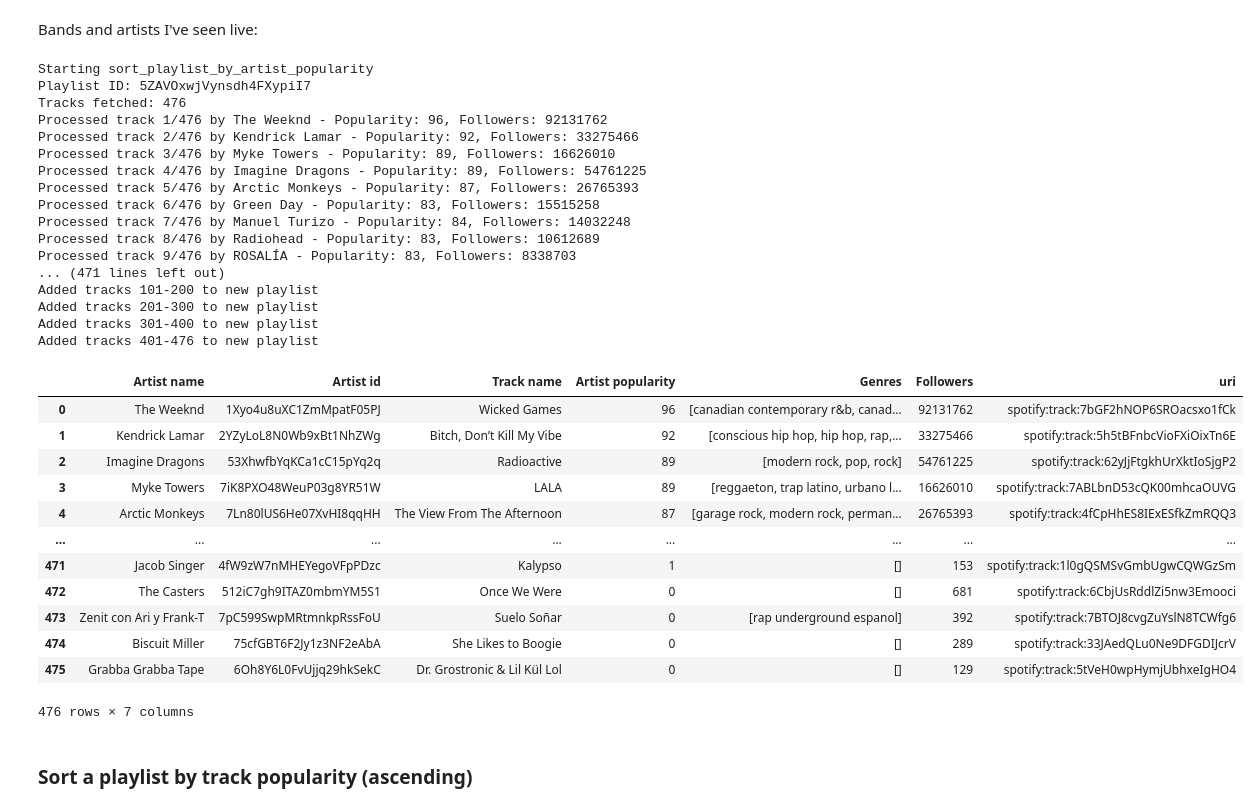
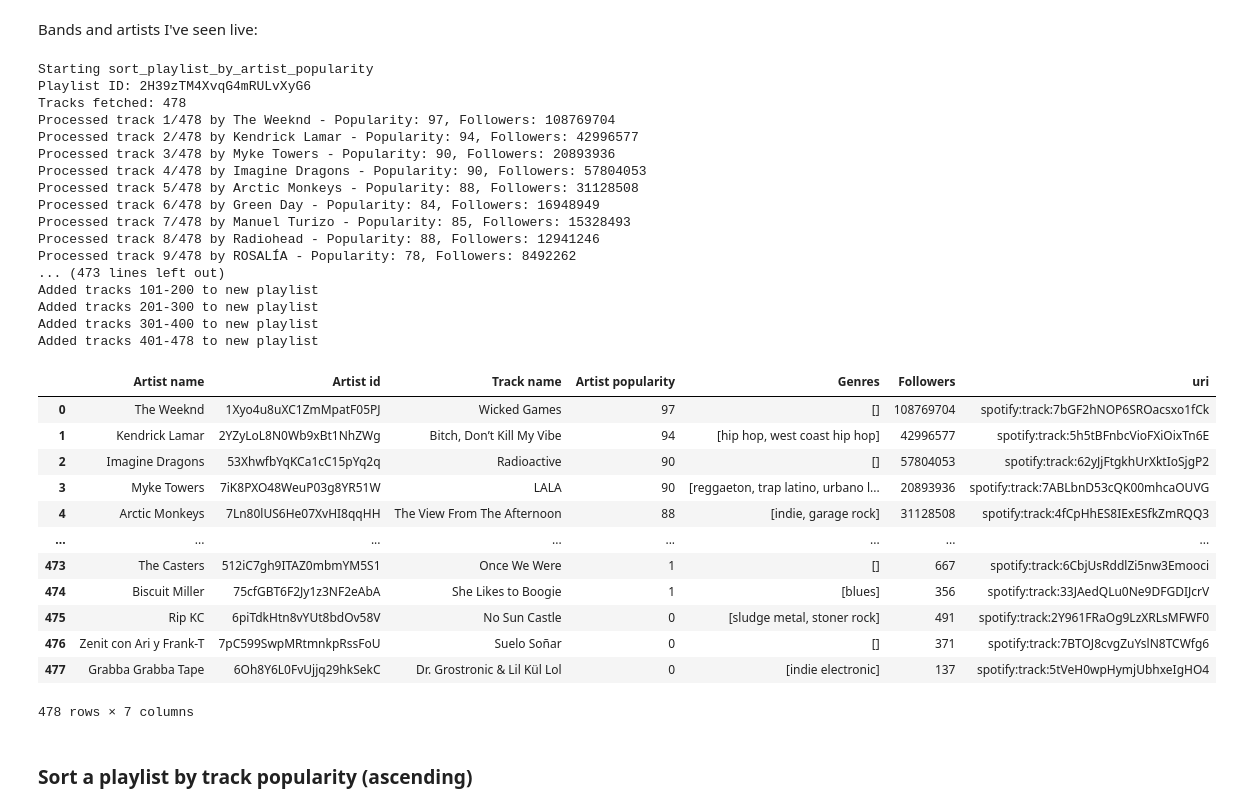
Before and after one commit to reddgr/spotipy-use-cases, a Jupyter notebook: playlist_sorting_functions.ipynb, the cells around one changed output. Saved outputs shown, nothing was run; the diff lists cells and outputs as text; code cells hidden in the pictures.

```diff
--- a/playlist_sorting_functions.ipynb
+++ b/playlist_sorting_functions.ipynb
@@ -286,39 +286,39 @@ Added tracks 1-43 to new playlist
 # %% [markdown]
 Bands and artists I've seen live:
 # %%
-seen_live = sort_playlist_by_artist_popularity(sp, "https://open.spotify.com/playlist/5ZAVOxwjVynsdh4FXypiI7")
+seen_live = sort_playlist_by_artist_popularity(sp, "https://open.spotify.com/playlist/2H39zTM4XvqG4mRULvXyG6")
 display(seen_live)
 # %% [output]
 Starting sort_playlist_by_artist_popularity
-Playlist ID: 5ZAVOxwjVynsdh4FXypiI7
-Tracks fetched: 476
-Processed track 1/476 by The Weeknd - Popularity: 96, Followers: 92131762
-Processed track 2/476 by Kendrick Lamar - Popularity: 92, Followers: 33275466
-Processed track 3/476 by Myke Towers - Popularity: 89, Followers: 16626010
-Processed track 4/476 by Imagine Dragons - Popularity: 89, Followers: 54761225
-Processed track 5/476 by Arctic Monkeys - Popularity: 87, Followers: 26765393
-Processed track 6/476 by Green Day - Popularity: 83, Followers: 15515258
-Processed track 7/476 by Manuel Turizo - Popularity: 84, Followers: 14032248
-Processed track 8/476 by Radiohead - Popularity: 83, Followers: 10612689
-Processed track 9/476 by ROSALÍA - Popularity: 83, Followers: 8338703
-... (471 lines left out)
+Playlist ID: 2H39zTM4XvqG4mRULvXyG6
+Tracks fetched: 478
+Processed track 1/478 by The Weeknd - Popularity: 97, Followers: 108769704
+Processed track 2/478 by Kendrick Lamar - Popularity: 94, Followers: 42996577
+Processed track 3/478 by Myke Towers - Popularity: 90, Followers: 20893936
+Processed track 4/478 by Imagine Dragons - Popularity: 90, Followers: 57804053
+Processed track 5/478 by Arctic Monkeys - Popularity: 88, Followers: 31128508
+Processed track 6/478 by Green Day - Popularity: 84, Followers: 16948949
+Processed track 7/478 by Manuel Turizo - Popularity: 85, Followers: 15328493
+Processed track 8/478 by Radiohead - Popularity: 88, Followers: 12941246
+Processed track 9/478 by ROSALÍA - Popularity: 78, Followers: 8492262
+... (473 lines left out)
 Added tracks 101-200 to new playlist
 Added tracks 201-300 to new playlist
 Added tracks 301-400 to new playlist
-Added tracks 401-476 to new playlist
+Added tracks 401-478 to new playlist
 |  | Artist name | Artist id | Track name | Artist popularity | Genres | Followers | uri |
-| 0 | The Weeknd | 1Xyo4u8uXC1ZmMpatF05PJ | Wicked Games | 96 | [canadian contemporary r&b, canad... | 92131762 | spotify:track:7bGF2hNOP6SROacsxo1fCk |
-| 1 | Kendrick Lamar | 2YZyLoL8N0Wb9xBt1NhZWg | Bitch, Don’t Kill My Vibe | 92 | [conscious hip hop, hip hop, rap,... | 33275466 | spotify:track:5h5tBFnbcVioFXiOixTn6E |
-| 2 | Imagine Dragons | 53XhwfbYqKCa1cC15pYq2q | Radioactive | 89 | [modern rock, pop, rock] | 54761225 | spotify:track:62yJjFtgkhUrXktIoSjgP2 |
-| 3 | Myke Towers | 7iK8PXO48WeuP03g8YR51W | LALA | 89 | [reggaeton, trap latino, urbano l... | 16626010 | spotify:track:7ABLbnD53cQK00mhcaOUVG |
-| 4 | Arctic Monkeys | 7Ln80lUS6He07XvHI8qqHH | The View From The Afternoon | 87 | [garage rock, modern rock, perman... | 26765393 | spotify:track:4fCpHhES8IExESfkZmRQQ3 |
+| 0 | The Weeknd | 1Xyo4u8uXC1ZmMpatF05PJ | Wicked Games | 97 | [] | 108769704 | spotify:track:7bGF2hNOP6SROacsxo1fCk |
+| 1 | Kendrick Lamar | 2YZyLoL8N0Wb9xBt1NhZWg | Bitch, Don’t Kill My Vibe | 94 | [hip hop, west coast hip hop] | 42996577 | spotify:track:5h5tBFnbcVioFXiOixTn6E |
+| 2 | Imagine Dragons | 53XhwfbYqKCa1cC15pYq2q | Radioactive | 90 | [] | 57804053 | spotify:track:62yJjFtgkhUrXktIoSjgP2 |
+| 3 | Myke Towers | 7iK8PXO48WeuP03g8YR51W | LALA | 90 | [reggaeton, trap latino, urbano l... | 20893936 | spotify:track:7ABLbnD53cQK00mhcaOUVG |
+| 4 | Arctic Monkeys | 7Ln80lUS6He07XvHI8qqHH | The View From The Afternoon | 88 | [indie, garage rock] | 31128508 | spotify:track:4fCpHhES8IExESfkZmRQQ3 |
 | ... | ... | ... | ... | ... | ... | ... | ... |
-| 471 | Jacob Singer | 4fW9zW7nMHEYegoVFpPDzc | Kalypso | 1 | [] | 153 | spotify:track:1l0gQSMSvGmbUgwCQWGzSm |
-| 472 | The Casters | 512iC7gh9ITAZ0mbmYM5S1 | Once We Were | 0 | [] | 681 | spotify:track:6CbjUsRddlZi5nw3Emooci |
-| 473 | Zenit con Ari y Frank-T | 7pC599SwpMRtmnkpRssFoU | Suelo Soñar | 0 | [rap underground espanol] | 392 | spotify:track:7BTOJ8cvgZuYslN8TCWfg6 |
-| 474 | Biscuit Miller | 75cfGBT6F2Jy1z3NF2eAbA | She Likes to Boogie | 0 | [] | 289 | spotify:track:33JAedQLu0Ne9DFGDIJcrV |
-| 475 | Grabba Grabba Tape | 6Oh8Y6L0FvUjjq29hkSekC | Dr. Grostronic & Lil Kül Lol | 0 | [] | 129 | spotify:track:5tVeH0wpHymjUbhxeIgHO4 |
+| 473 | The Casters | 512iC7gh9ITAZ0mbmYM5S1 | Once We Were | 1 | [] | 667 | spotify:track:6CbjUsRddlZi5nw3Emooci |
+| 474 | Biscuit Miller | 75cfGBT6F2Jy1z3NF2eAbA | She Likes to Boogie | 1 | [blues] | 356 | spotify:track:33JAedQLu0Ne9DFGDIJcrV |
+| 475 | Rip KC | 6piTdkHtn8vYUt8bdOv58V | No Sun Castle | 0 | [sludge metal, stoner rock] | 491 | spotify:track:2Y961FRaOg9LzXRLsMFWF0 |
+| 476 | Zenit con Ari y Frank-T | 7pC599SwpMRtmnkpRssFoU | Suelo Soñar | 0 | [] | 371 | spotify:track:7BTOJ8cvgZuYslN8TCWfg6 |
+| 477 | Grabba Grabba Tape | 6Oh8Y6L0FvUjjq29hkSekC | Dr. Grostronic & Lil Kül Lol | 0 | [indie electronic] | 137 | spotify:track:5tVeH0wpHymjUbhxeIgHO4 |
-476 rows × 7 columns
+478 rows × 7 columns
 # %% [markdown]
 ### Sort a playlist by track popularity (ascending)
 # %% [markdown]
```
